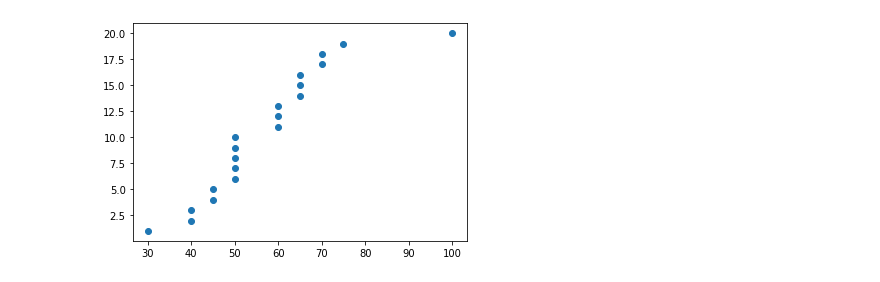
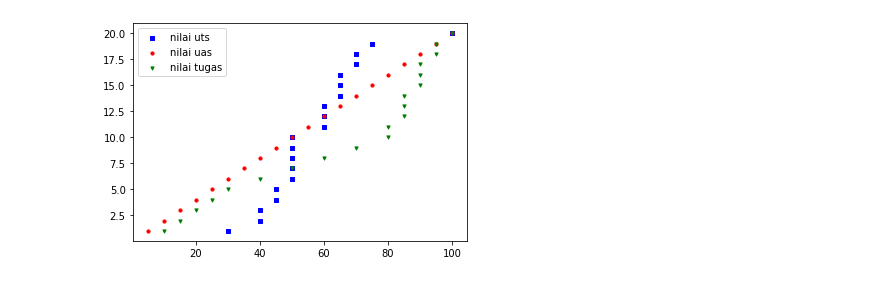
Before and after one commit to aluth313/python-qq-plot-histogram-scatter-plot, a Jupyter notebook: coba.ipynb, the cells around one changed output. Drawn from its saved outputs; the diff is of its cells as text; code cells hidden in the pictures.

```diff
--- a/coba.ipynb
+++ b/coba.ipynb
@@ -26,14 +55,21 @@ plt.show()
 # %%
 # Scatter Plot
 import matplotlib.pyplot as plt
 import pandas as pd
 
 df = pd.read_excel('nilai.xls')
+nilai_uts = df['nilai uts']
+nilai_uas = df['nilai uas']
+nilai_tugas = df['nilai tugas']
+nomor_mahasiswa = df['nomor mahasiswa']
 
-x = df['nilai uts']
-y = df['nomor mahasiswa']
+fig = plt.figure()
+ax1 = fig.add_subplot(111)
 
-plt.scatter(x, y)
+ax1.scatter(nilai_uts, nomor_mahasiswa, s=10, c='b', marker="s", label='nilai uts')
+ax1.scatter(nilai_uas, nomor_mahasiswa, s=10, c='r', marker="o", label='nilai uas')
+ax1.scatter(nilai_tugas, nomor_mahasiswa, s=10, c='g', marker="v", label='nilai tugas')
+plt.legend(loc='upper left');
 plt.show()
 # %% [output]
-[figure, old version]
+[figure, new version]
```
Also changed, not shown: parts of 4 cells of this notebook.
